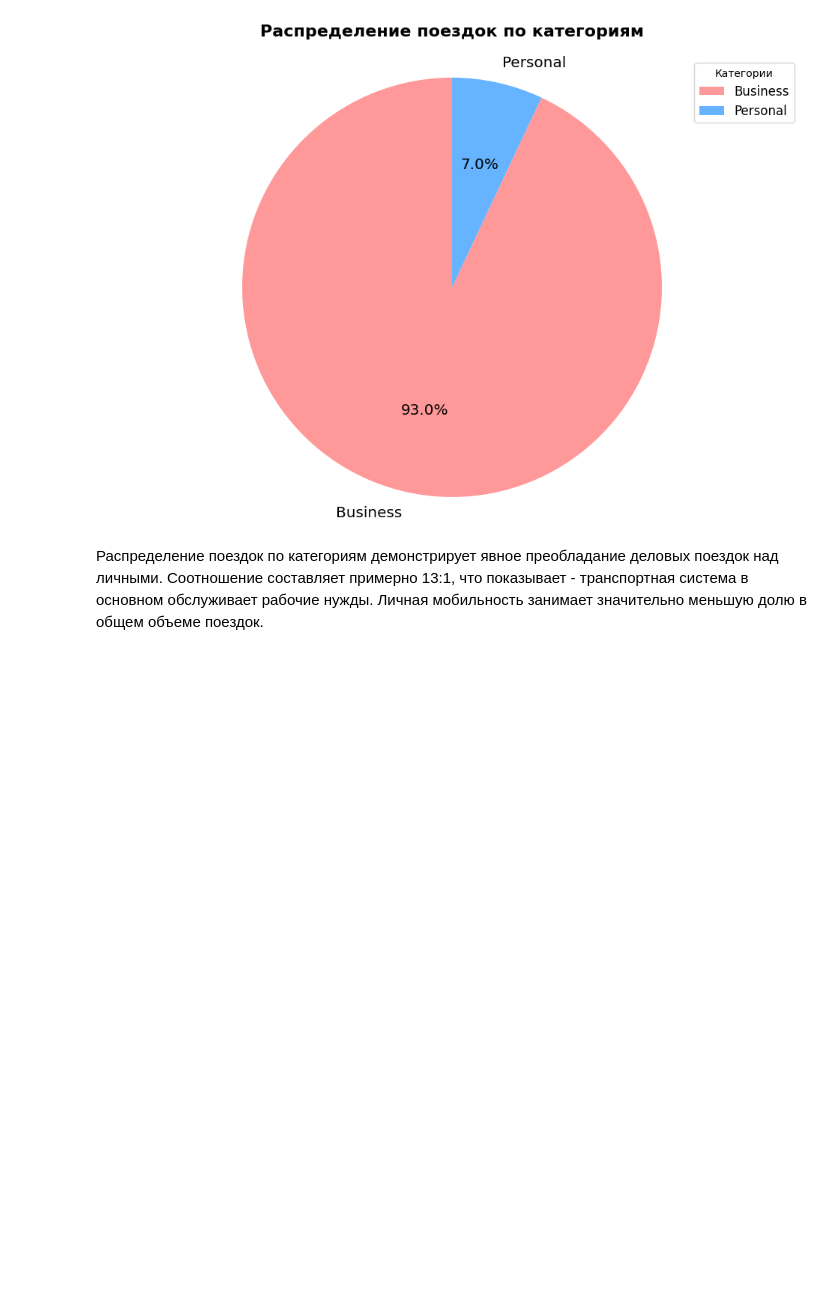
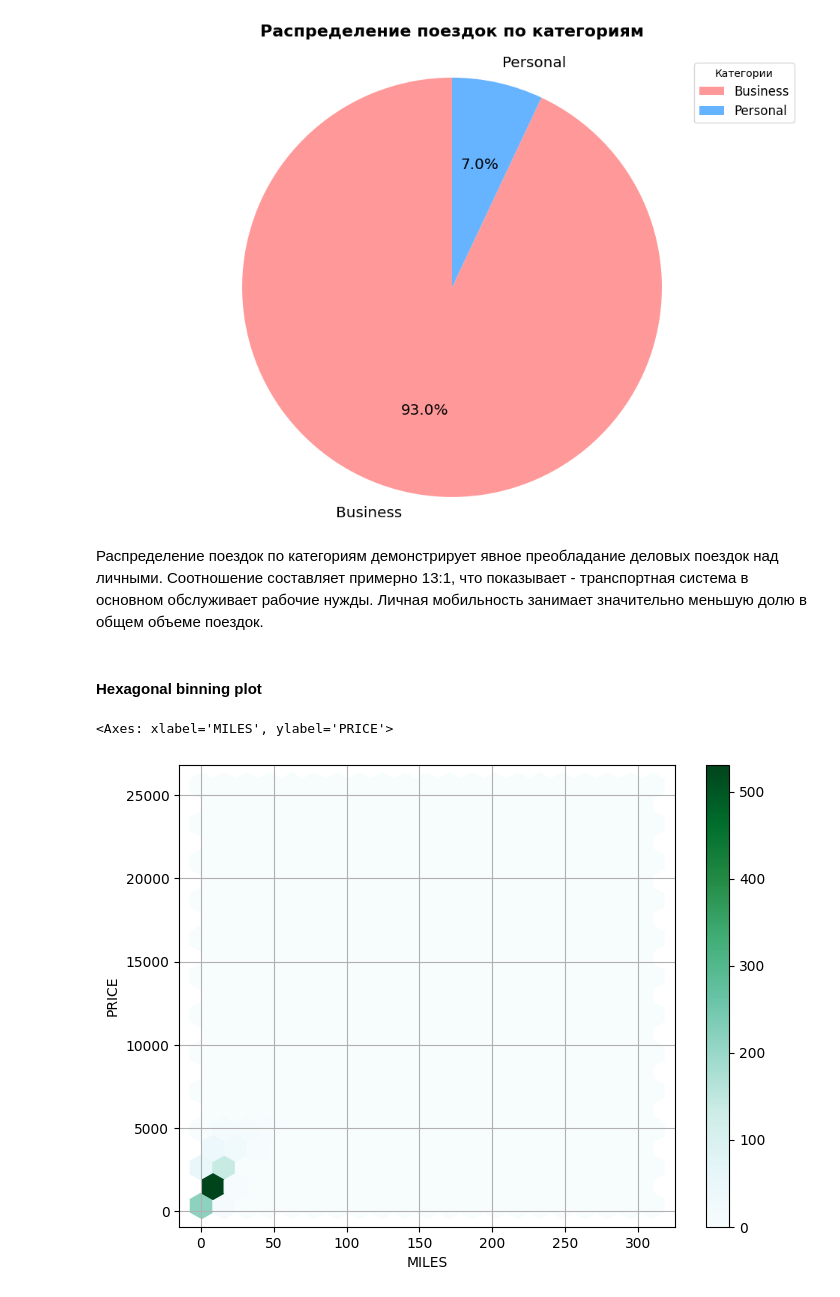
Before and after one commit to kraggg/DataAnalysis, a Jupyter notebook: ЛР_2_Бабенко_8.ipynb, the cells around one changed output. Cells and saved outputs as stored; diff of their text form; code cells hidden in the pictures; blank space fills up the shorter version.

```diff
--- a/ЛР_2_Бабенко_8.ipynb
+++ b/ЛР_2_Бабенко_8.ipynb
@@ -142,3 +298,10 @@ plt.show()
 [figure]
 # %% [markdown]
 Распределение поездок по категориям демонстрирует явное преобладание деловых поездок над личными. Соотношение составляет примерно 13:1, что показывает - транспортная система в основном обслуживает рабочие нужды. Личная мобильность занимает значительно меньшую долю в общем объеме поездок.
+# %% [markdown]
+#### Hexagonal binning plot
+# %%
+df.plot(x='MILES', y='PRICE', kind='hexbin', gridsize=20, figsize=(8, 6), sharex=False, grid=True)
+# %% [output]
+<Axes: xlabel='MILES', ylabel='PRICE'>
+[figure, added]
```
Also changed, not shown: parts of 55 cells of this notebook.
